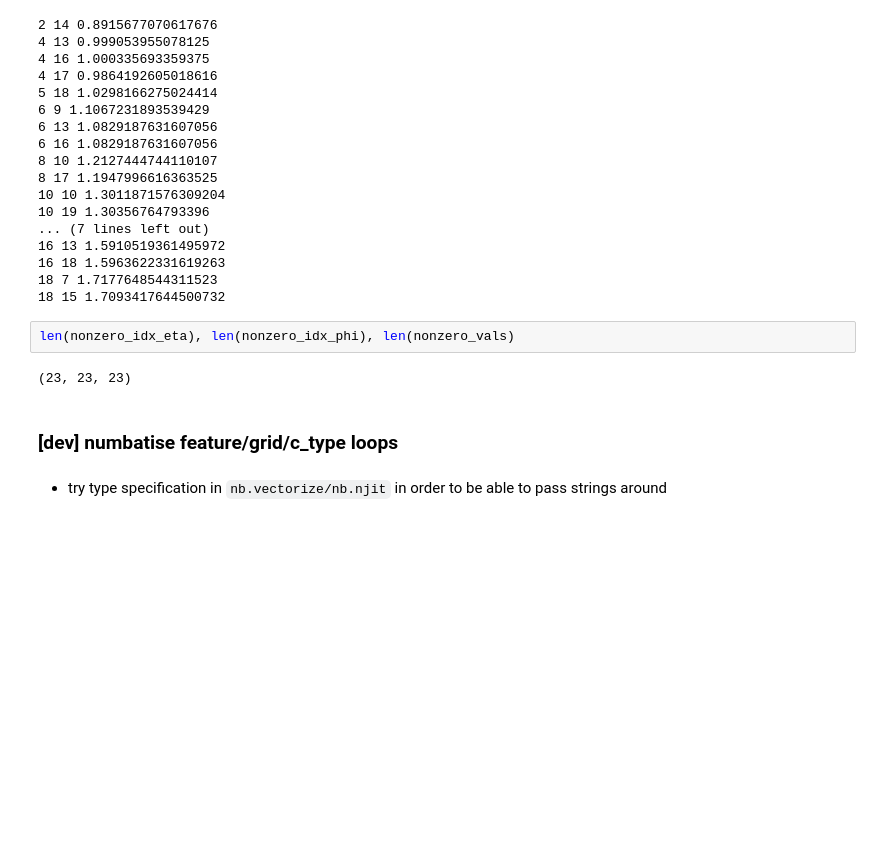
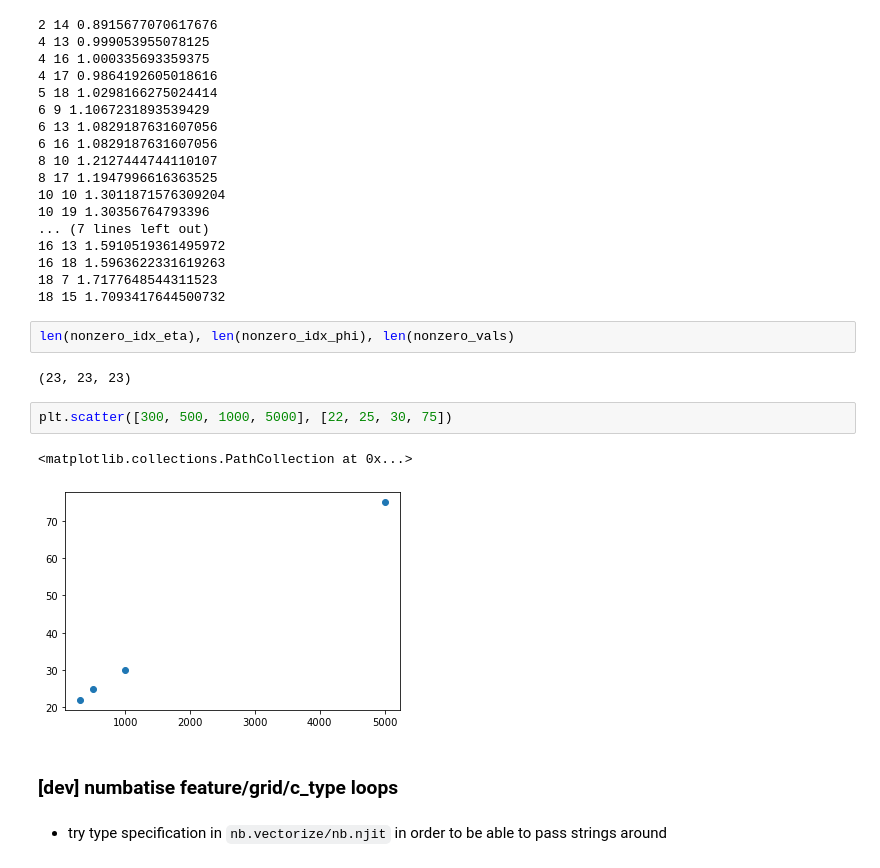
Before and after one commit to ofivite/DeepTau-dataloader, a Jupyter notebook: transform_inputs_numba.ipynb, the cells around one changed output. Cells and saved outputs as stored; diff of their text form; blank space fills up the shorter version.

```diff
--- a/transform_inputs_numba.ipynb
+++ b/transform_inputs_numba.ipynb
@@ -295,6 +295,11 @@ for x,y,v in sorted(zip(nonzero_idx_eta, nonzero_idx_phi, nonzero_vals)):
 len(nonzero_idx_eta), len(nonzero_idx_phi), len(nonzero_vals)
 # %% [output]
 (23, 23, 23)
+# %%
+plt.scatter([300, 500, 1000, 5000], [22, 25, 30, 75])
+# %% [output]
+<matplotlib.collections.PathCollection at 0x...>
+[figure, added]
 # %% [markdown]
 ### [dev] numbatise feature/grid/c_type loops
 # %% [markdown]
```
Also changed, not shown: parts of 4 cells of this notebook.
